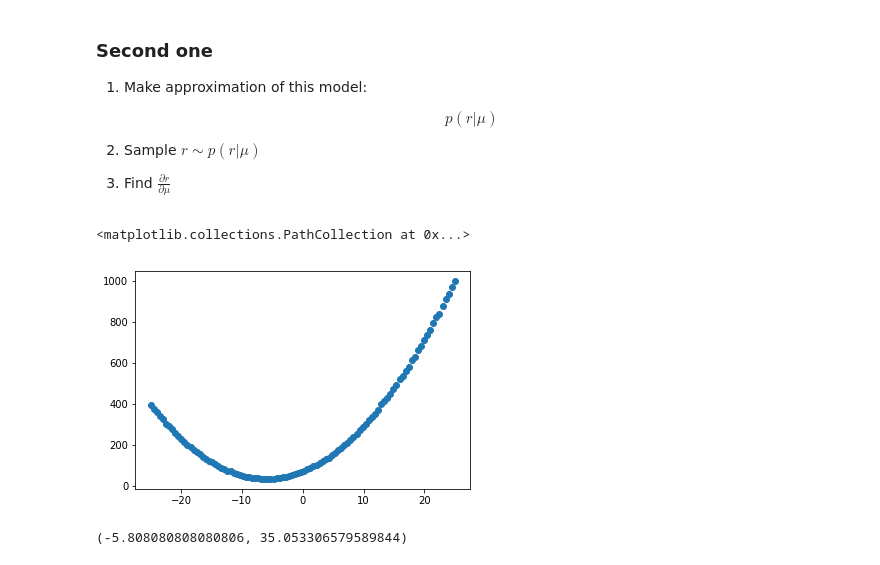
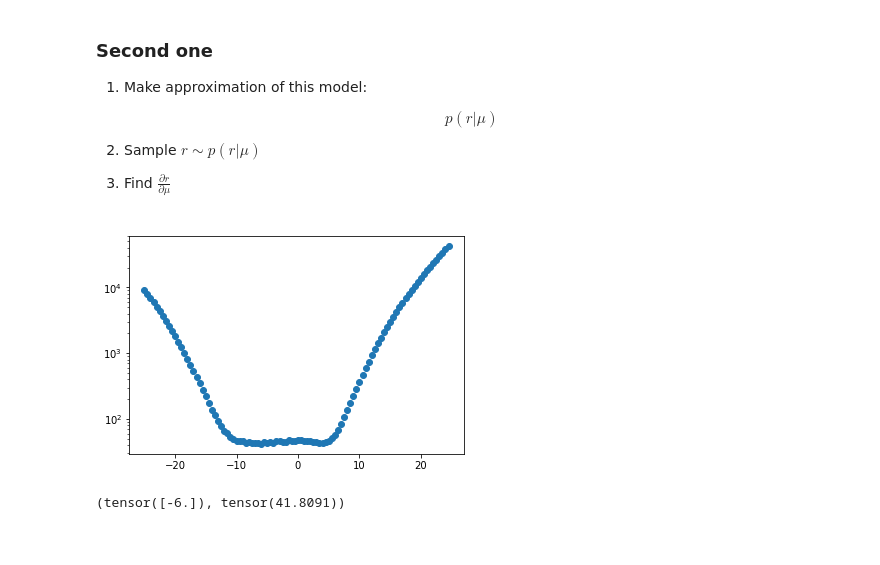
Before and after one commit to SchattenGenie/diff-surrogate, a Jupyter notebook: model.ipynb, the cells around one changed output. Cells and saved outputs as stored; diff of their text form; code cells hidden in the pictures.

```diff
--- a/model.ipynb
+++ b/model.ipynb
@@ -52,6 +49,6 @@ $$y \sim \mathcal{N}(y|f(latent\_x) + g(\mu), 1)$$
 
 ## Investigation of the model
 # %%
-y_sampler = YModel()
+y_sampler = YModel(init_mu=torch.tensor([0.,]))
 # %%
 plt.figure(figsize=(21,16))
@@ -150,19 +201,17 @@ from model import R
   3. Find $\frac{\partial r}{\partial \mu}$
 # %%
 import numpy as np
-
-rs = []
-mus = np.linspace(-25, 25, 100)
-for mu in tqdm.tqdm(mus):
-    y_sampler.make_condition_sample({'mu': torch.tensor([mu] * 10000)})
-    samples = y_sampler.condition_sample()
-    rs.append(R(samples).item())
+mu = torch.arange(-25,25,0.5).reshape(-1,1).float()
+x_r = y_sampler.x_dist.sample(torch.Size([len(mu), 10000]))
+y_sampler.make_condition_sample({'mu': mu, 'X': x_r})
+samples = y_sampler.condition_sample()
+rs = OptLoss.R(samples, -5)
 # %%
-plt.scatter(mus, rs)
+plt.scatter(mu, rs)
+plt.yscale("log")
 # %% [output]
-<matplotlib.collections.PathCollection at 0x...>
-[figure, old version]
+[figure, new version]
 # %%
-mus[np.argmin(rs)], np.min(rs)
+mu[np.argmin(rs)], torch.min(rs)
 # %% [output]
-(-5.808080808080806, 35.053306579589844)
+(tensor([-6.]), tensor(41.8091))
```
Also changed, not shown: parts of 28 cells of this notebook, 7 other files.
